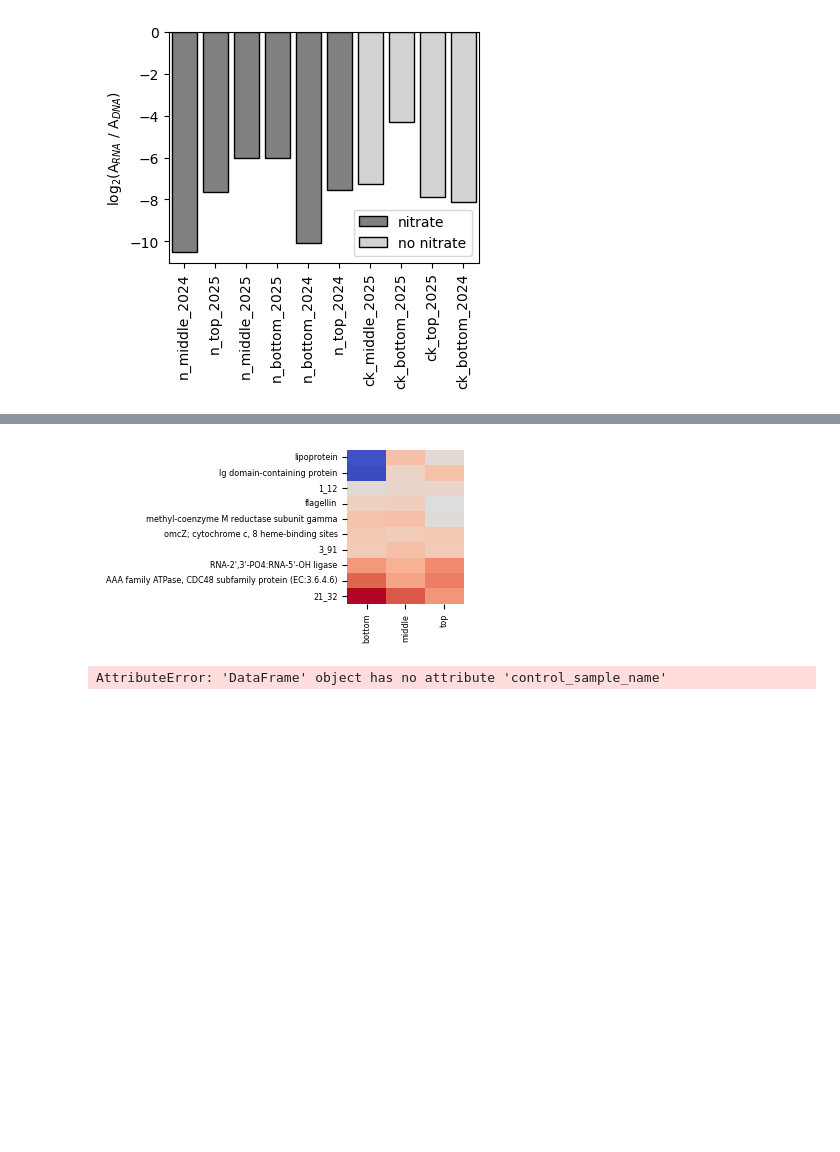
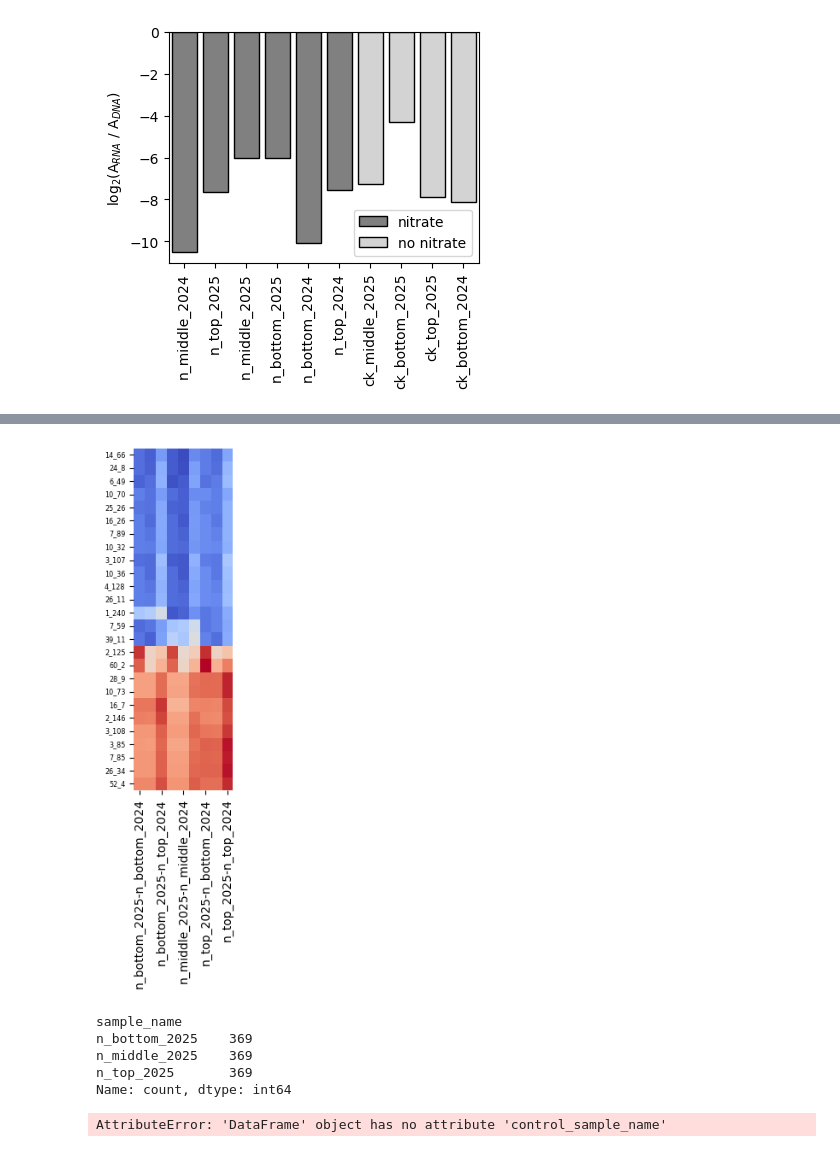
Before and after one commit to pipparichter/banfield, a Jupyter notebook: notebooks/sandbox-5.ipynb, the cells around one changed output, grey strips where cells are left out. Drawn from its saved outputs; the diff is of its cells as text; code cells hidden in the pictures; blank space fills up the shorter version.

```diff
--- a/notebooks/sandbox-5.ipynb
+++ b/notebooks/sandbox-5.ipynb
@@ -318,0 +372,8 @@ Num. KO groups: 921
+# %%
+pca_df = mp_metat_df.copy()
+pca_df = pca_df.pivot(columns='id', values='rpkm_clr_normalized', index='sample_name')
+
+pca = sklearn.decomposition.PCA(n_components=5) # I think this automatically normalizes. Also might not need to because it's already CLR normalized.
+pca.fit(pca_df.values)
+
+print(f'PCA explained variance: {', '.join(pca.explained_variance_ratio_.astype(str))}')
@@ -363,10 +416,10 @@ KeyError: "['normalized_coverage'] not in index"
 # %%
-threshold = 0.03
+threshold = 0.035
 
-loadings = pca.components_ # Components are the eigenvectors, which shape (n_components, n_features). Not sure why we need to take the absolute value?
+loadings = pca.components_.T # Components are the eigenvectors, which shape (n_components, n_features). Not sure why we need to take the absolute value?
 # To get the feature importance, need the loadings scaled by the explained variance ratio (probably regular explained variance would also work)
-loadings = np.abs(loadings) * pca.explained_variance_ratio_.reshape(-1, 1) # End up with a 1125 by 5 matrix; this is broadcasting, not matrix multiplication.
-loadings = loadings.sum(axis=0) # Get total importance of each feature.
+loadings = np.abs(loadings) * pca.explained_variance_ratio_.reshape(1, -1) # End up with a 1125 by 5 matrix; this is broadcasting, not matrix multiplication.
+loadings = loadings.sum(axis=1) # Get total importance of each feature.
 
 n_features = pca_df.shape[-1]
 figure_df = pd.DataFrame(index=np.arange(n_features))
@@ -381,5 +434,7 @@ ax.set_ylabel('density')
 ax.axvline(threshold, ls='--', color='black')
 plt.show()
 print(f'Num. features with importance > {threshold}:', (figure_df.loading > threshold).sum())
-important_ids = figure_df[figure_df.loading > threshold].sort_values('loading')['gene_id'].unique()
+
+important_gene_ids = figure_df[figure_df.loading > threshold].sort_values('loading')['gene_id'].unique()
+important_gene_ids = [gene_id.split('.')[-1] for gene_id in important_gene_ids]
 # %% [output]
@@ -422,49 +513,57 @@ host_diff_df = get_differential_expression(host_metat_df)
 # %%
-def pivot_differential_expression(diff_df, column_order=['n_bottom_2025', 'n_middle_2025', 'n_top_2025'], columns='sample'):
-    diff_df = diff_df.pivot(columns='sample_name', values='delta', index='gene_id').copy()
-    diff_df = diff_df[column_order].copy()
+def pivot_differential_expression(diff_df, column_order=['n_bottom_2025', 'n_middle_2025', 'n_top_2025']):
+    diff_df['sample_pair_name'] = [f'{row.sample_name}-{row.control_sample_name}' for row in diff_df.itertuples()]
+    diff_df = diff_df.pivot(columns='sample_pair_name', values='delta', index='gene_id').copy()
+    # diff_df = diff_df[column_order].copy()
     return diff_df
-
-control_sample_name_map = {control_sample_name:i for i, control_sample_name in enumerate(ck_sample_names)}
 
 def plot_differential_expression(diff_df:pd.DataFrame, annotations:dict=None, ids=None):
     figure_df = diff_df.copy()
 
     figure_df = figure_df[figure_df['gene_id'].isin(ids)].copy() if (ids is not None) else figure_df
     figure_df = pivot_differential_expression(figure_df)
 
     ids = figure_df.index.copy()
     if annotations is not None:
         figure_df.index = figure_df.index.map(annotations)
         figure_df.index = np.where(figure_df.index.isnull(), ids, figure_df.index)
 
     figure_df['mean'] = figure_df.values.mean(axis=1).ravel()
     figure_df = figure_df.sort_values(by='mean') # Sort by the average delta across all samples..
 
     fig, ax = plt.subplots(figsize=(1.5, len(figure_df) / 5))
     sns.heatmap(figure_df.drop(columns='mean'), cmap='coolwarm', cbar=False, ax=ax)
     ax.set_yticks(np.arange(len(figure_df)) + 0.5, figure_df.index.values, fontsize='xx-small')
-    ax.set_xticks(ax.get_xticks(), labels=['bottom', 'middle', 'top'], fontsize='xx-small')
+    # ax.set_xticks(ax.get_xticks(), labels=['bottom', 'middle', 'top'], fontsize='xx-small')
     ax.set_xlabel('')
     ax.set_ylabel('')
     return ax , ids
     # plt.show()
 
 annotations = ko_df.set_index('id')['definition'].to_dict()
-annotations.update(host_df[~host_df['product'].str.contains('hypothetical|Tax=')]['product'].to_dict())
-annotations['7_12'] = 'Domain of unknown function DUF3303' # Several members are annotated as being LysM domain-like proteins, but these did not match any LysM domains reported in the literature.
-annotations['22_21'] = 'NADH oxidase'
-annotations['12_41'] = 'Integrin alpha N-terminal domain'
-annotations['52_1'] = 'Multiheme cytochromes'
-annotations['52_4'] = 'Multiheme cytochromes'
+# annotations.update(mp_diff_df[~host_df['product'].str.contains('hypothetical|Tax=')]['product'].to_dict())
+# annotations['7_12'] = 'Domain of unknown function DUF3303' # Several members are annotated as being LysM domain-like proteins, but these did not match any LysM domains reported in the literature.
+# annotations['22_21'] = 'NADH oxidase'
+# annotations['12_41'] = 'Integrin alpha N-terminal domain'
+# annotations['52_1'] = 'Multiheme cytochromes'
+# annotations['52_4'] = 'Multiheme cytochromes'
 
-ax, ids = plot_differential_expression(host_diff_df[host_diff_df.consistent], ids=important_ids, annotations=annotations)
+ax, ids = plot_differential_expression(mp_diff_df[mp_diff_df.consistent], ids=important_gene_ids)
 # ax = plot_differential_expression(host_diff_df[~host_diff_df.consistent], annotations=annotations, ids=important_ids)
 plt.show()
 # It seems likely that a lot of what PCA is capturing is the variance between locations, not between samples.
 # Values are the value in the treatment group (nitrate) minus the value in the control (no nitrate)
 # %% [output]
-[figure, old version]
+[figure, new version]
+# %%
+# mp_diff_df[mp_diff_df.consistent].pivot(columns='sample_name', values='delta', index='gene_id')
+mp_diff_df[mp_diff_df.consistent].sample_name.value_counts()
+# %% [output]
+sample_name
+n_bottom_2025    369
+n_middle_2025    369
+n_top_2025       369
+Name: count, dtype: int64
 # %%
 # host_interpro_df = InterProScanFileTSV.from_file(f'../data/interproscan/methanoperedens_2.tsv').to_df()
 # host_interpro_df = host_interpro_df.sort_values(['id', 'e_value'])
```
Also changed, not shown: parts of 18 cells of this notebook, 14 other files.
